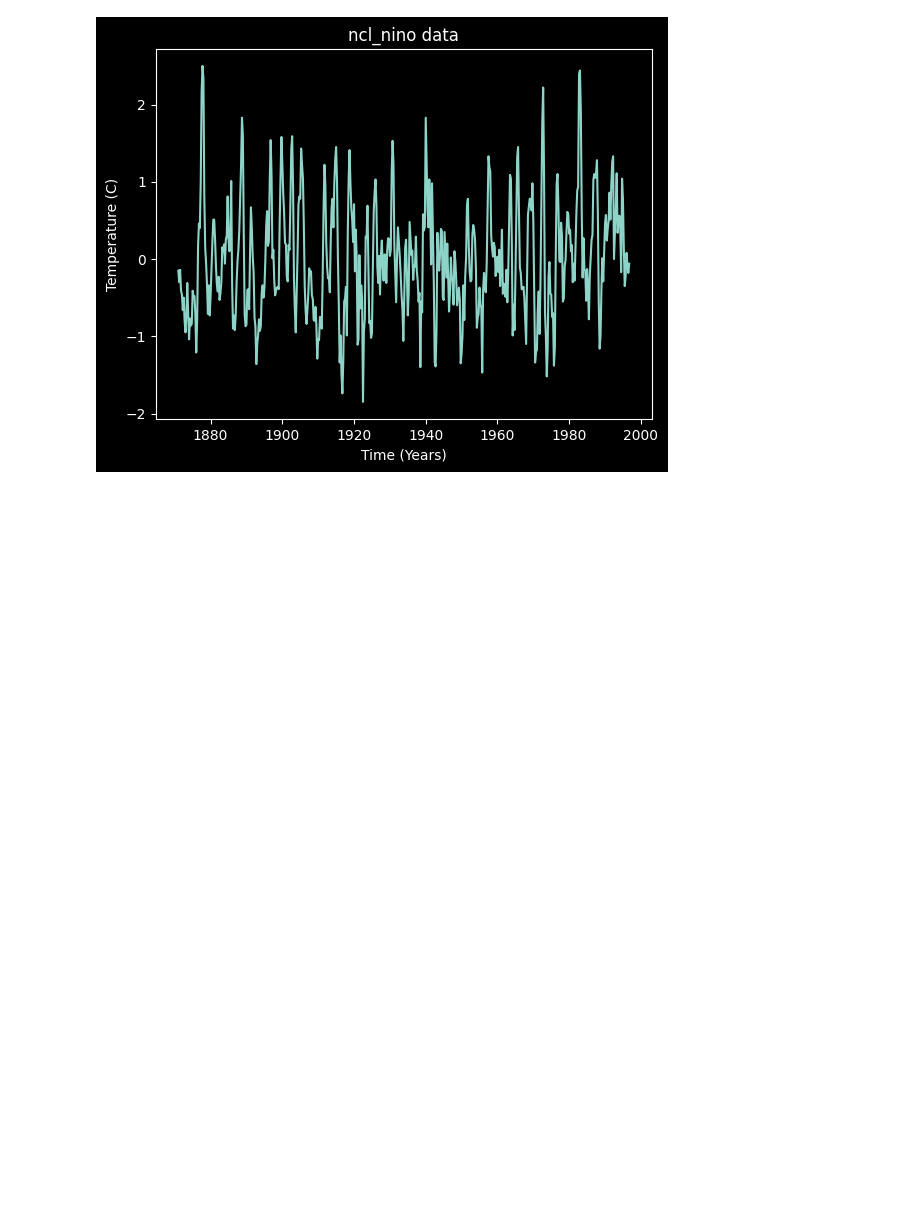
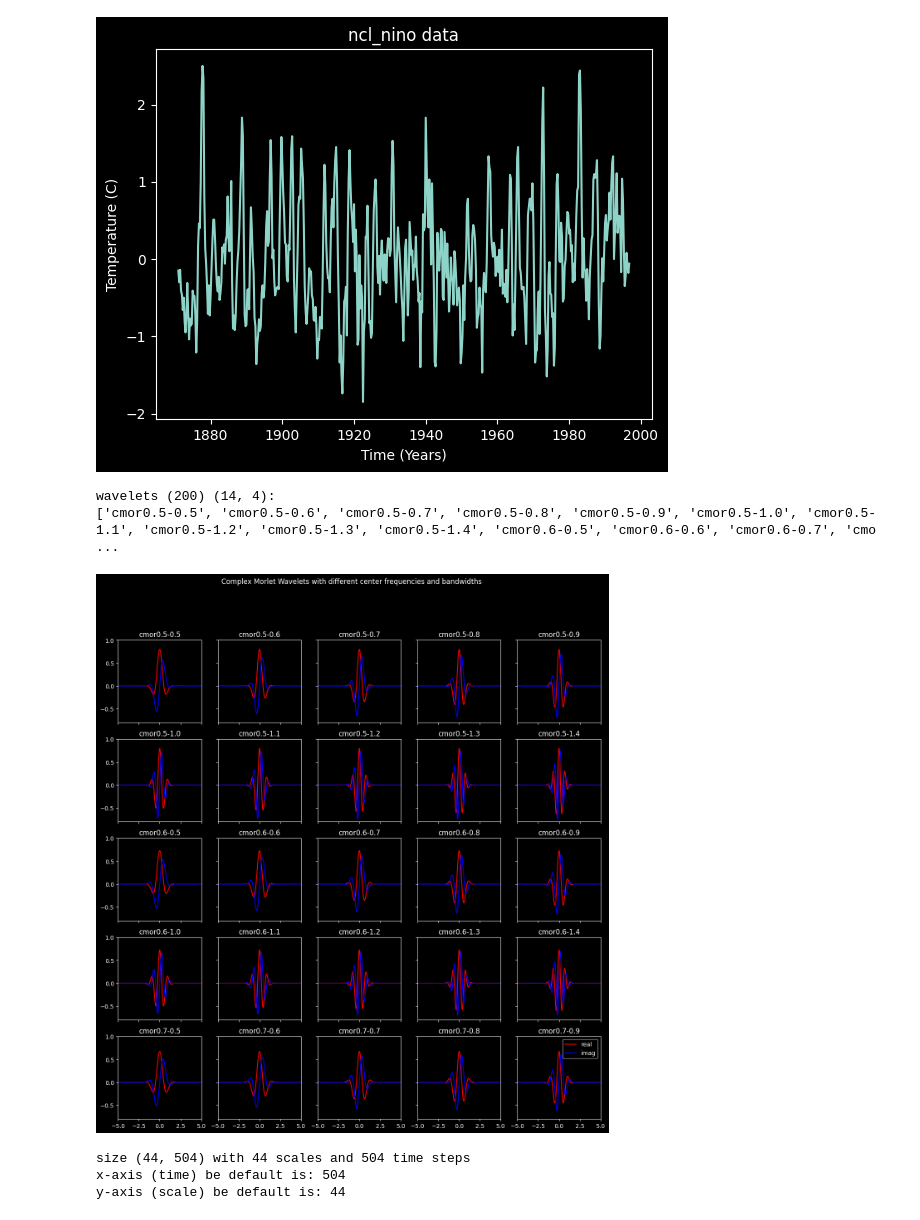
Before and after one commit to cyschneck/wavelet-tutorial, a Jupyter notebook: matching_scales.ipynb, the cells around one changed output. Drawn from its saved outputs; the diff is of its cells as text; code cells hidden in the pictures; blank space fills up the shorter version.

Commit message:
display various cmor center freq and bandwidths

```diff
--- a/matching_scales.ipynb
+++ b/matching_scales.ipynb
@@ -30,6 +30,32 @@ plt.show()
 # %% [output]
 NCL dataframe is the same as the data from paos = True
 [figure]
+# %%
+# PyWavelets complex morlet
+# https://pywavelets.readthedocs.io/en/latest/ref/cwt.html#wavelet-bandwidth-and-center-frequencies
+
+# plot complex morlet wavelets with different center frequencies and bandwidths
+x_range = np.arange(0.5, 2.5, 0.1)#[0.5, 1.5, 2.5]
+y_range = np.arange(0.5, 1.5, 0.1)#[0.5, 1.0, 1.5]
+wavelets = [f"cmor{x:.1f}-{y:.1f}" for x in x_range for y in y_range]
+sub_plot_x = int(math.sqrt(len(wavelets)))
+sub_plot_y = len(wavelets) - sub_plot_x**2
+print(f"wavelets ({len(wavelets)}) ({sub_plot_x}, {sub_plot_y}): \n{wavelets}")
+fig, axs = plt.subplots(sub_plot_n, sub_plot_n, figsize=(15, 15), sharex=True, sharey=True)
+for ax, wavelet in zip(axs.flatten(), wavelets):
+    [psi, x] = pywt.ContinuousWavelet(wavelet).wavefun(10)
+    ax.plot(x, np.real(psi), label="real", c="red")
+    ax.plot(x, np.imag(psi), label="imag", c="blue")
+    ax.set_title(wavelet)
+    ax.set_xlim([-5, 5])
+    ax.set_ylim([-0.8, 1])
+ax.legend()
+plt.suptitle("Complex Morlet Wavelets with different center frequencies and bandwidths")
+plt.show()
+# %% [output]
+wavelets (200) (14, 4):
+['cmor0.5-0.5', 'cmor0.5-0.6', 'cmor0.5-0.7', 'cmor0.5-0.8', 'cmor0.5-0.9', 'cmor0.5-1.0', 'cmor0.5-1.1', 'cmor0.5-1.2', 'cmor0.5-1.3', 'cmor0.5-1.4', 'cmor0.6-0.5', 'cmor0.6-0.6', 'cmor0.6-0.7', 'cmo ...
+[figure, added]
 # %%
 wavelet_mother = "cmor1.5-1.0"
 
@@ -55,6 +81,10 @@ wavelet_coeffs, freqs = pywt.cwt(data=sst_data,
 print(f"size {wavelet_coeffs.shape} with {wavelet_coeffs.shape[0]} scales and {wavelet_coeffs.shape[1]} time steps")
 print(f"x-axis (time) be default is: {wavelet_coeffs.shape[1]}")
 print(f"y-axis (scale) be default is: {wavelet_coeffs.shape[0]}")
+# %% [output]
+size (44, 504) with 44 scales and 504 time steps
+x-axis (time) be default is: 504
+y-axis (scale) be default is: 44
 # %%
 # cmorB-C
 # https://pywavelets.readthedocs.io/en/latest/ref/cwt.html#complex-morlet-wavelets
```
Also changed, not shown: parts of 1 cell of this notebook.
